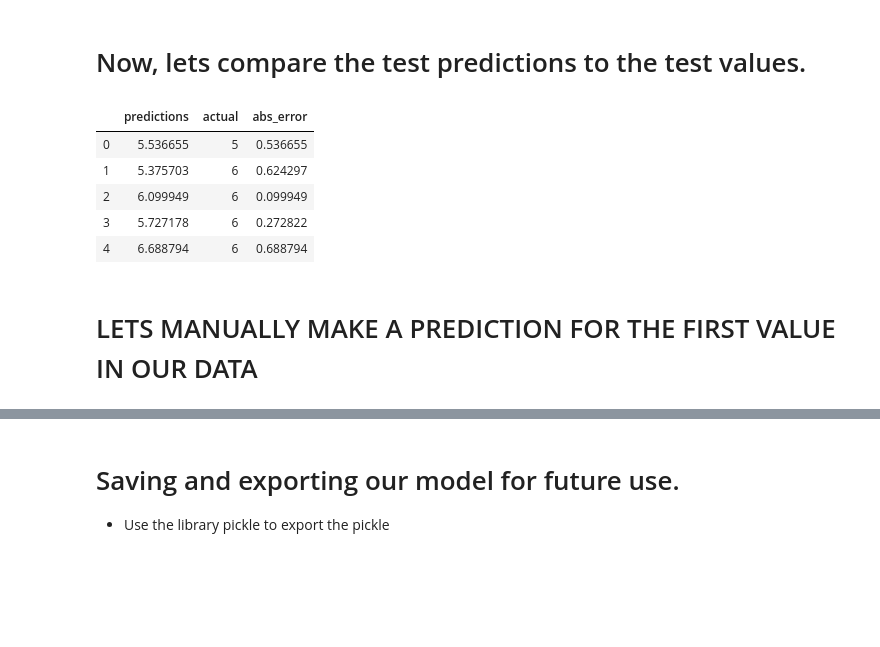
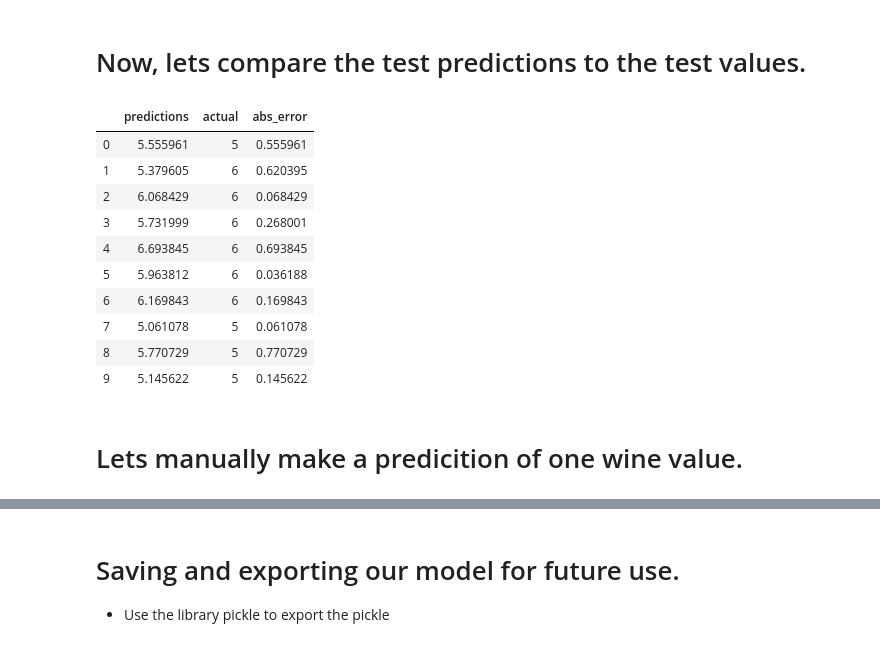
Before and after one commit to zd123/Linear-Regression-Lesson, a Jupyter notebook: linear-regression-walkthrough.ipynb, the cells around one changed output, grey strips where cells are left out. Drawn from its saved outputs; the diff is of its cells as text; code cells hidden in the pictures; blank space fills up the shorter version.

```diff
--- a/linear-regression-walkthrough.ipynb
+++ b/linear-regression-walkthrough.ipynb
@@ -36,7 +45,7 @@ from sklearn.preprocessing import StandardScaler
 # Lets have a look at our data
 # %%
 # READ IN THE DATA USING PANDAS
-df = pd.read_csv('data/winequality-red.csv', sep=';')
+df = pd.read_csv('data/winequality-red.csv')
 
 # DISPLAY THE FIRST 5 ROWS
 df.head()
@@ -180,18 +237,26 @@ test_pred = model.predict(X_test)
 # %%
 # CREATE A PANDAS DATAFRAME USING OUR PREDICTIONS
 df_preds = pd.DataFrame(test_pred, columns=['predictions'])
 
+# CREATE A COLUMN OF THE ACTUAL VALUES FROM OUR TEST SET
 df_preds['actual'] = y_test
 
+# CALCULATE THE ABSOLUTE ERROR OF THE PREDICTIONS TO OUR ACTUAL
 df_preds['abs_error'] = abs(df_preds['predictions'] - df_preds['actual'])
 
-df_preds.head()
+# DISPLAY OUR DATAFRAME
+df_preds.head(10)
 # %% [output]
 |  | predictions | actual | abs_error |
-| 0 | 5.536655 | 5 | 0.536655 |
-| 1 | 5.375703 | 6 | 0.624297 |
-| 2 | 6.099949 | 6 | 0.099949 |
-| 3 | 5.727178 | 6 | 0.272822 |
-| 4 | 6.688794 | 6 | 0.688794 |
+| 0 | 5.555961 | 5 | 0.555961 |
+| 1 | 5.379605 | 6 | 0.620395 |
+| 2 | 6.068429 | 6 | 0.068429 |
+| 3 | 5.731999 | 6 | 0.268001 |
+| 4 | 6.693845 | 6 | 0.693845 |
+| 5 | 5.963812 | 6 | 0.036188 |
+| 6 | 6.169843 | 6 | 0.169843 |
+| 7 | 5.061078 | 5 | 0.061078 |
+| 8 | 5.770729 | 5 | 0.770729 |
+| 9 | 5.145622 | 5 | 0.145622 |
-# %% [markdown]
-# LETS MANUALLY MAKE A PREDICTION FOR THE FIRST VALUE IN OUR DATA
+# %% [markdown]
+# Lets manually make a predicition of one wine value.
```
Also changed, not shown: parts of 34 cells of this notebook, 3 other files.
